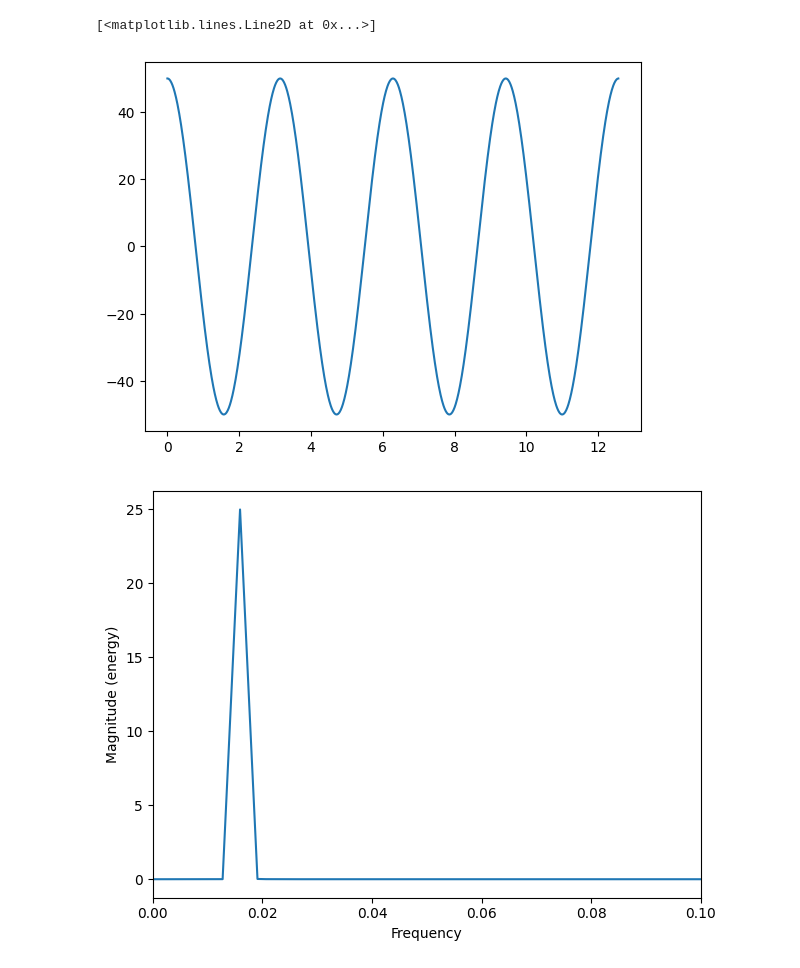
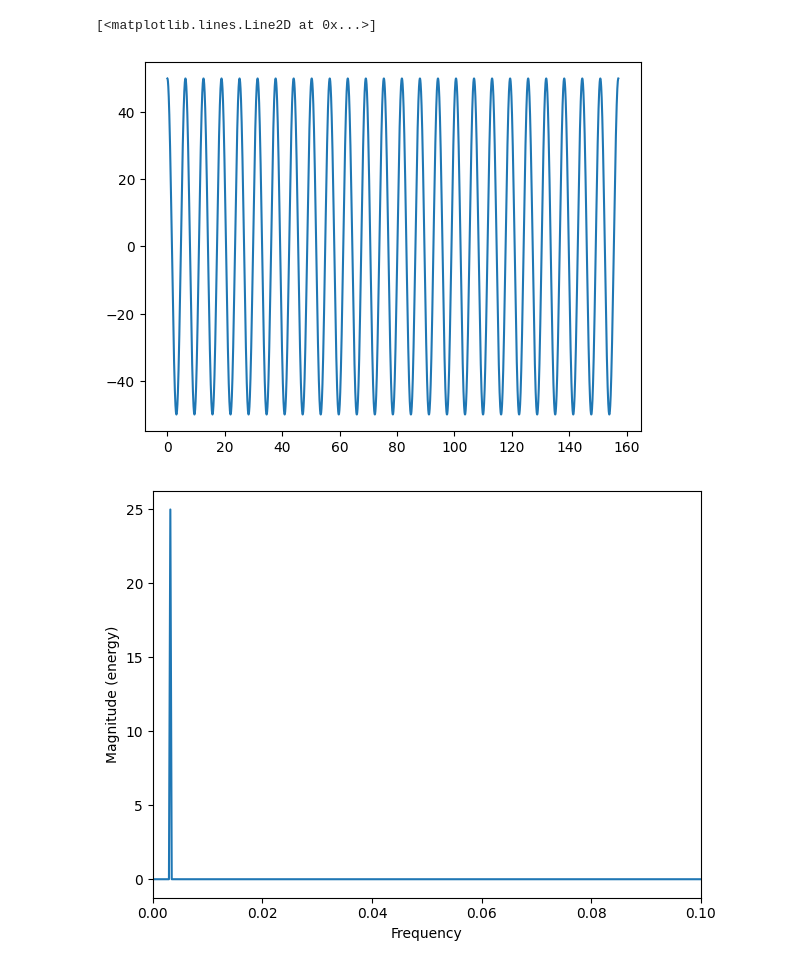
Before and after one commit to samsmith00/junior-IS, a Jupyter notebook: pythonScripts/spectralLeakage.ipynb, the cells around one changed output. Saved outputs shown, nothing was run; the diff lists cells and outputs as text; code cells hidden in the pictures.

```diff
--- a/pythonScripts/spectralLeakage.ipynb
+++ b/pythonScripts/spectralLeakage.ipynb
@@ -4,19 +4,19 @@ import matplotlib.pyplot as plt
 # %%
 
 # pure cos wav, no leakage
-x = np.arange(0, 4*np.pi, 0.01)
+x = np.arange(0, 50*np.pi, 0.01)
 y = 50 * np.cos(x)
 
 plt.plot(x, y)
 # %% [output]
 [<matplotlib.lines.Line2D at 0x...>]
-[figure, old version]
+[figure, new version]
 # %%
 freqs, mags, _ = plt.magnitude_spectrum(y, window=None)
 plt.xlim(0, 0.1)  # adjust this upper limit to taste
 plt.tight_layout()
 plt.show()
 # %% [output]
-[figure, old version]
+[figure, new version]
 # %%
 # composition wave
```
Also changed, not shown: parts of 5 cells of this notebook, 9 other files.
